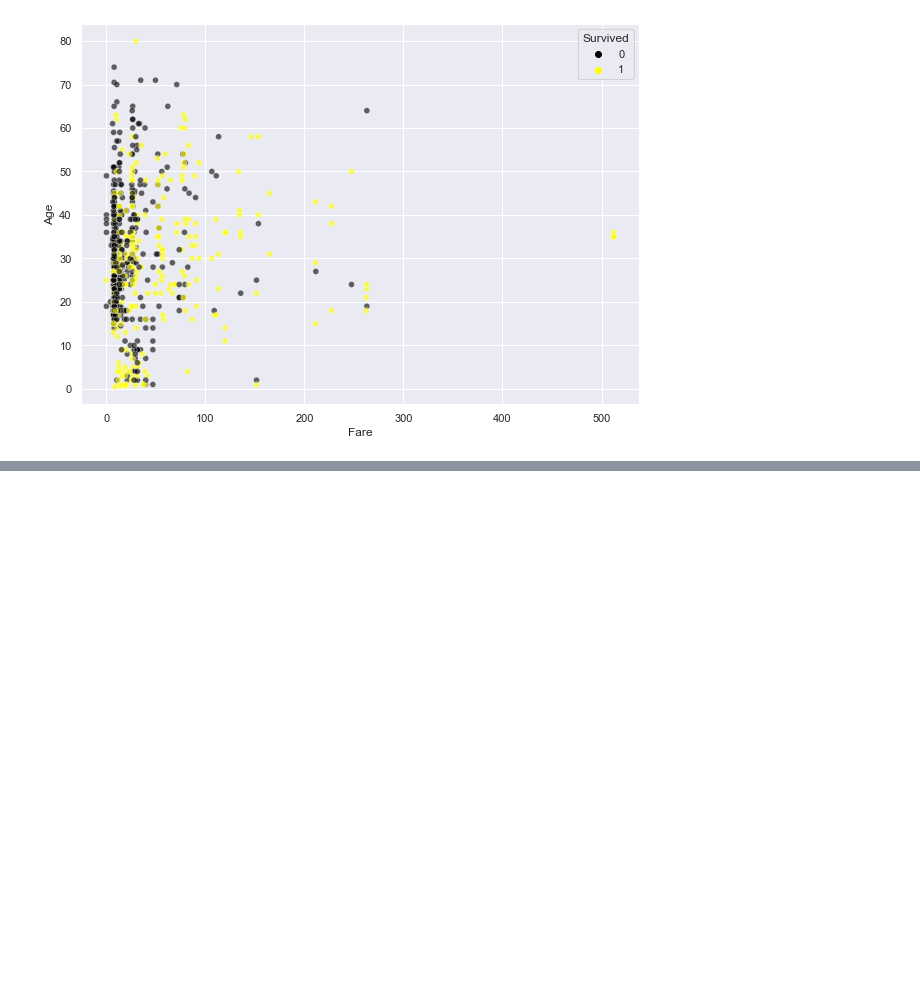
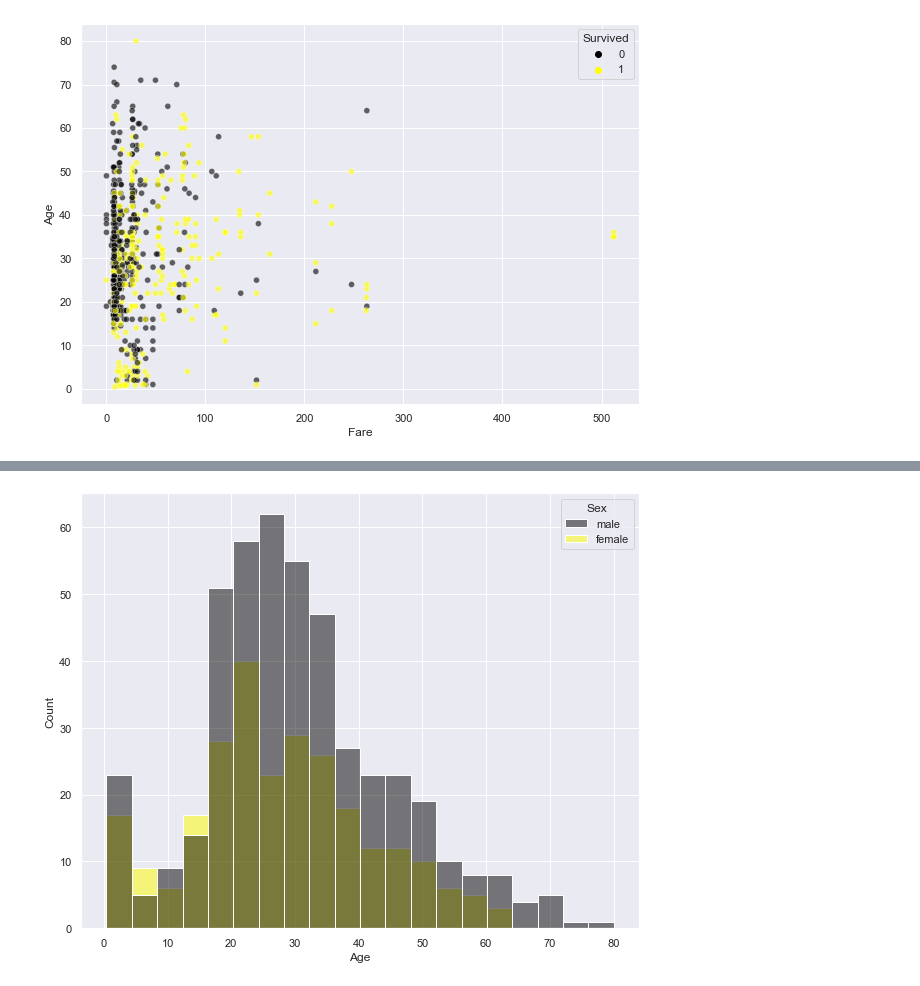
Before and after one commit to Mello-o/titanic, a Jupyter notebook: exploration-titanic-dataset.ipynb, the cells around one changed output, grey strips where cells are left out. Cells and saved outputs as stored; diff of their text form; code cells hidden in the pictures; blank space fills up the shorter version.

Commit message:
Adicionando estapa de Data Cleaning

```diff
--- a/exploration-titanic-dataset.ipynb
+++ b/exploration-titanic-dataset.ipynb
@@ -90,0 +99,10 @@ ax.figure.set_size_inches(10, 7)
+# %%
+# Como vimos no histograma, o campo de idade tem uma boa distriuicao que se assemelha a um sino (Normal).
+# O que pode ser um bom indicativo de que a média vai funcionar para esse campo
+
+
+
+ax = sns.histplot(data = df_train, x = 'Age', hue = 'Sex', palette = ['black', 'yellow'])
+ax.figure.set_size_inches(10, 8)
+# %% [output]
+[figure, added]
```
Also changed, not shown: parts of 2 cells of this notebook.
